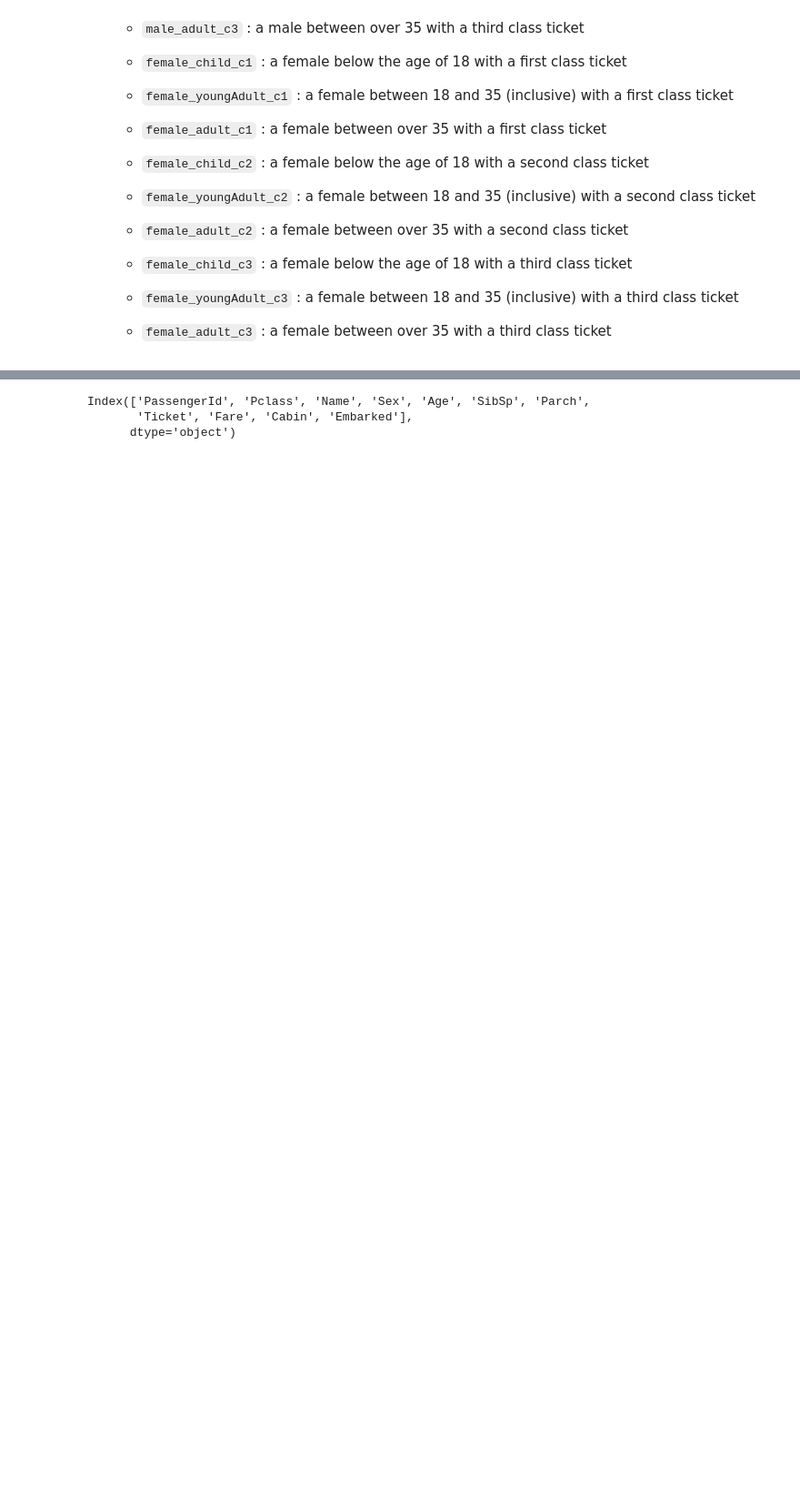
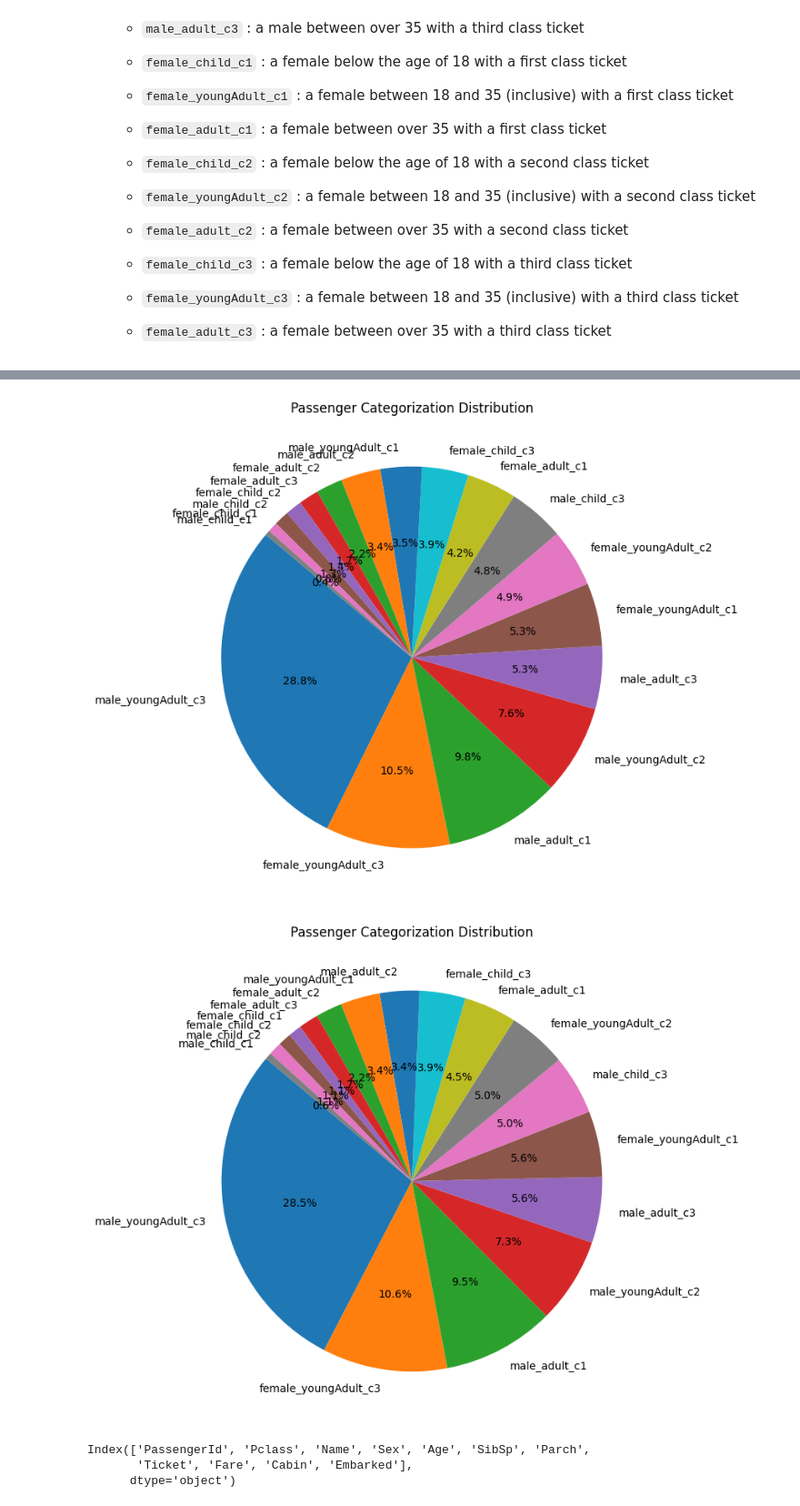
Before and after one commit to TevinAchong/hands-on-ml, a Jupyter notebook: chapter_03/titanic.ipynb, the cells around one changed output, grey strips where cells are left out. Shown at 91% size. Saved outputs shown, nothing was run; the diff lists cells and outputs as text; code cells hidden in the pictures; blank space fills up the shorter version.

```diff
--- a/chapter_03/titanic.ipynb
+++ b/chapter_03/titanic.ipynb
@@ -126,3 +253,30 @@ X_train[["Age", "age_category"]]
+# %%
+from sklearn.model_selection import train_test_split
+
+df_strat_train_set, df_strat_test_set = train_test_split(
+    X_train, test_size=0.2, stratify=X_train["passenger_categorization"],
+    random_state=42
+)
+# %%
+# Checking to make sure the new train and test sets have roughly the same category distribution
+category_counts = df_strat_train_set['passenger_categorization'].value_counts()
+
+# Create a pie chart
+plt.figure(figsize=(12, 8))
+plt.pie(category_counts, labels=category_counts.index, autopct='%1.1f%%', startangle=140)
+plt.title('Passenger Categorization Distribution')
+plt.show()
+
+category_counts = df_strat_test_set['passenger_categorization'].value_counts()
+
+# Create a pie chart
+plt.figure(figsize=(12, 8))
+plt.pie(category_counts, labels=category_counts.index, autopct='%1.1f%%', startangle=140)
+plt.title('Passenger Categorization Distribution')
+plt.show()
+# %% [output]
+[figure, added]
+[figure, added]
 # %%
 # This is the final test set which is used to simulate real-world instances of the data
 X_test = load_titanic_data("test")
```
Also changed, not shown: parts of 14 cells of this notebook.
